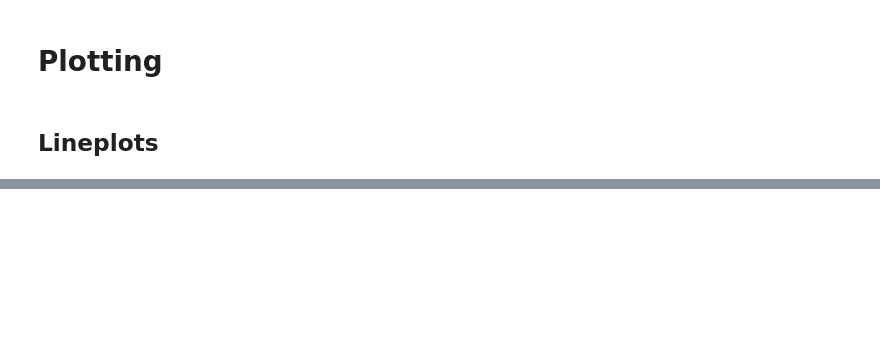
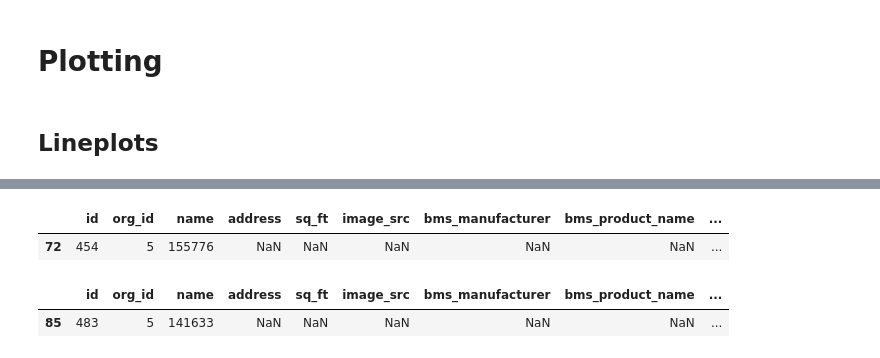
Before and after one commit to PengkunLiu/RTEM_CMU, a Jupyter notebook: RTEM Jupyter Notebook/EUI-gas.ipynb, the cells around one changed output, grey strips where cells are left out. Drawn from its saved outputs; the diff is of its cells as text; code cells hidden in the pictures; blank space fills up the shorter version.

Commit message:
Building EUI csv updated

```diff
--- a/RTEM Jupyter Notebook/EUI-gas.ipynb
+++ b/RTEM Jupyter Notebook/EUI-gas.ipynb
@@ -707,0 +710,9 @@ for col in cols:
+# %%
+bdgs_df = pd.read_csv("./rtem_building_info.csv")
+bdgs_df['EUI_gas'] = np.nan
+# %%
+cols = data_gas_by_bdgs.columns[1:]
+for col in cols:
+    E_total = data_gas_by_bdgs[col].mean() * 365 * 24
+    EUI = E_total / bdgs_df[bdgs_df.id == col]['sq_ft']
+    bdgs_df.loc[bdgs_df.id == col, 'EUI_gas'] = EUI
@@ -707,0 +739,10 @@ for col in cols:
+# %%
+bdgs_df[bdgs_df.index == 72]
+# %% [output]
+|  | id | org_id | name | address | sq_ft | image_src | bms_manufacturer | bms_product_name | ... |
+| 72 | 454 | 5 | 155776 | NaN | NaN | NaN | NaN | NaN | ... |
+# %%
+bdgs_df[bdgs_df.index == 85]
+# %% [output]
+|  | id | org_id | name | address | sq_ft | image_src | bms_manufacturer | bms_product_name | ... |
+| 85 | 483 | 5 | 141633 | NaN | NaN | NaN | NaN | NaN | ... |
```
Also changed, not shown: parts of 14 cells of this notebook, 3 other files.
